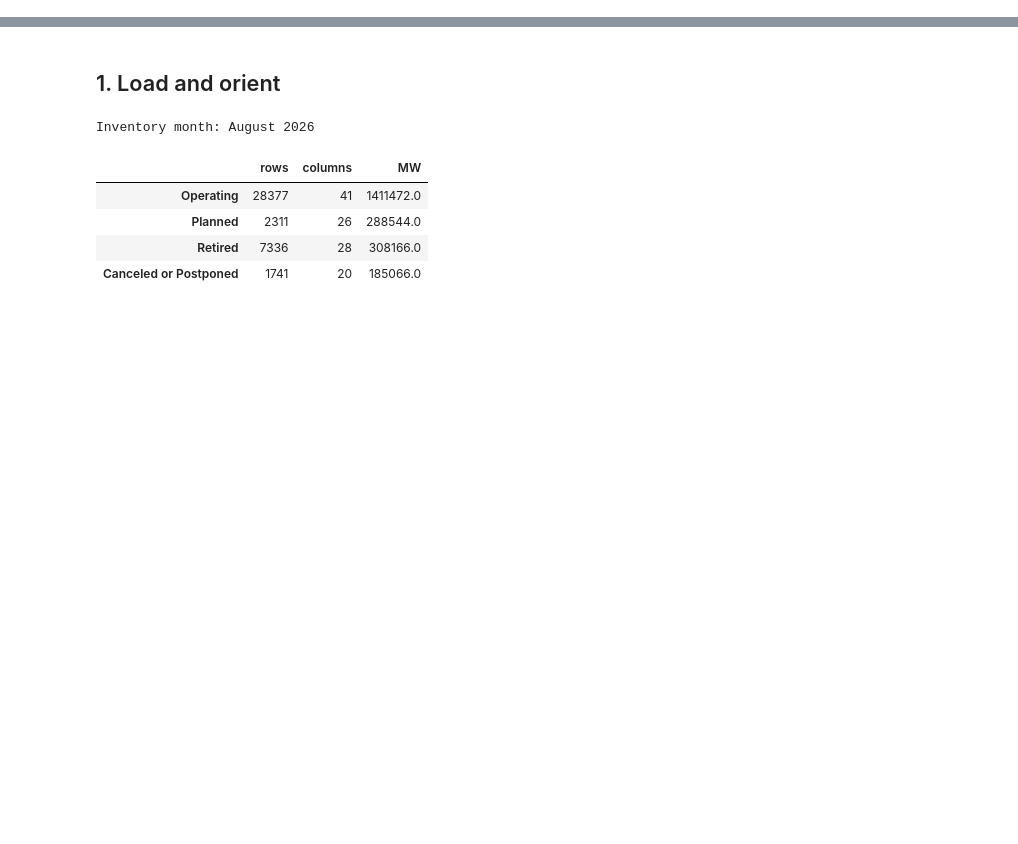
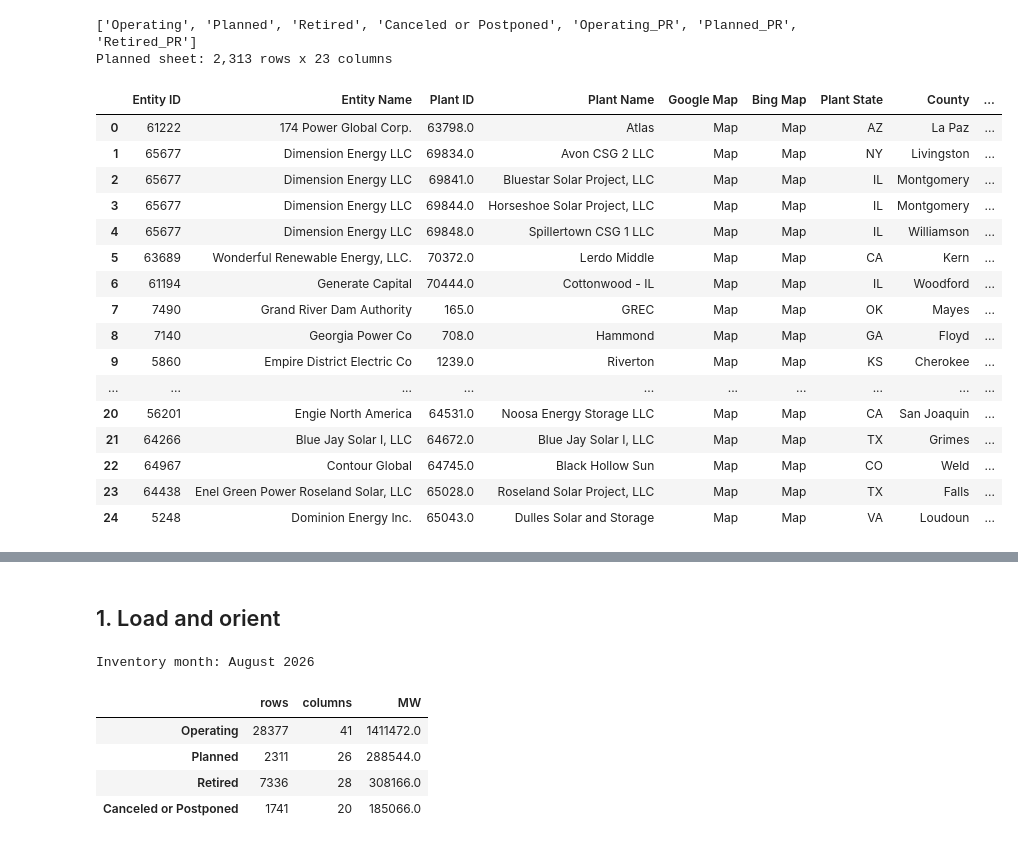
Before and after one commit to franzclarin/solar-commissioning-tracker, a Jupyter notebook: data_discovery/EDA.ipynb, the cells around one changed output, grey strips where cells are left out. Saved outputs shown, nothing was run; the diff lists cells and outputs as text; code cells hidden in the pictures; blank space fills up the shorter version.

Commit message:
Rename EDA notebook and open with raw sheet rows
Co-Authored-By: Claude Opus 5.5 <noreply@anthropic.com>

```diff
--- a/data_discovery/01_eda_august_2026.ipynb
+++ b/data_discovery/EDA.ipynb
@@ -11,0 +16,30 @@ This notebook is a first look at a **single monthly snapshot** (`august_generato
+# %%
+import pandas as pd
+
+pd.set_option("display.max_columns", None)
+RAW_FILE = "data/raw/august_generator2026.xlsx"
+
+print(pd.ExcelFile(RAW_FILE).sheet_names)
+raw_planned = pd.read_excel(RAW_FILE, sheet_name="Planned", header=2)
+print(f"Planned sheet: {raw_planned.shape[0]:,} rows x {raw_planned.shape[1]} columns")
+raw_planned.head(25)
+# %% [output]
+['Operating', 'Planned', 'Retired', 'Canceled or Postponed', 'Operating_PR', 'Planned_PR', 'Retired_PR']
+Planned sheet: 2,313 rows x 23 columns
+|  | Entity ID | Entity Name | Plant ID | Plant Name | Google Map | Bing Map | Plant State | County | ... |
+| 0 | 61222 | 174 Power Global Corp. | 63798.0 | Atlas | Map | Map | AZ | La Paz | ... |
+| 1 | 65677 | Dimension Energy LLC | 69834.0 | Avon CSG 2 LLC | Map | Map | NY | Livingston | ... |
+| 2 | 65677 | Dimension Energy LLC | 69841.0 | Bluestar Solar Project, LLC | Map | Map | IL | Montgomery | ... |
+| 3 | 65677 | Dimension Energy LLC | 69844.0 | Horseshoe Solar Project, LLC | Map | Map | IL | Montgomery | ... |
+| 4 | 65677 | Dimension Energy LLC | 69848.0 | Spillertown CSG 1 LLC | Map | Map | IL | Williamson | ... |
+| 5 | 63689 | Wonderful Renewable Energy, LLC. | 70372.0 | Lerdo Middle | Map | Map | CA | Kern | ... |
+| 6 | 61194 | Generate Capital | 70444.0 | Cottonwood - IL | Map | Map | IL | Woodford | ... |
+| 7 | 7490 | Grand River Dam Authority | 165.0 | GREC | Map | Map | OK | Mayes | ... |
+| 8 | 7140 | Georgia Power Co | 708.0 | Hammond | Map | Map | GA | Floyd | ... |
+| 9 | 5860 | Empire District Electric Co | 1239.0 | Riverton | Map | Map | KS | Cherokee | ... |
+| ... | ... | ... | ... | ... | ... | ... | ... | ... | ... |
+| 20 | 56201 | Engie North America | 64531.0 | Noosa Energy Storage LLC | Map | Map | CA | San Joaquin | ... |
+| 21 | 64266 | Blue Jay Solar I, LLC | 64672.0 | Blue Jay Solar I, LLC | Map | Map | TX | Grimes | ... |
+| 22 | 64967 | Contour Global | 64745.0 | Black Hollow Sun | Map | Map | CO | Weld | ... |
+| 23 | 64438 | Enel Green Power Roseland Solar, LLC | 65028.0 | Roseland Solar Project, LLC | Map | Map | TX | Falls | ... |
+| 24 | 5248 | Dominion Energy Inc. | 65043.0 | Dulles Solar and Storage | Map | Map | VA | Loudoun | ... |
```
Also changed, not shown: parts of 4 cells of this notebook, 2 other files.
